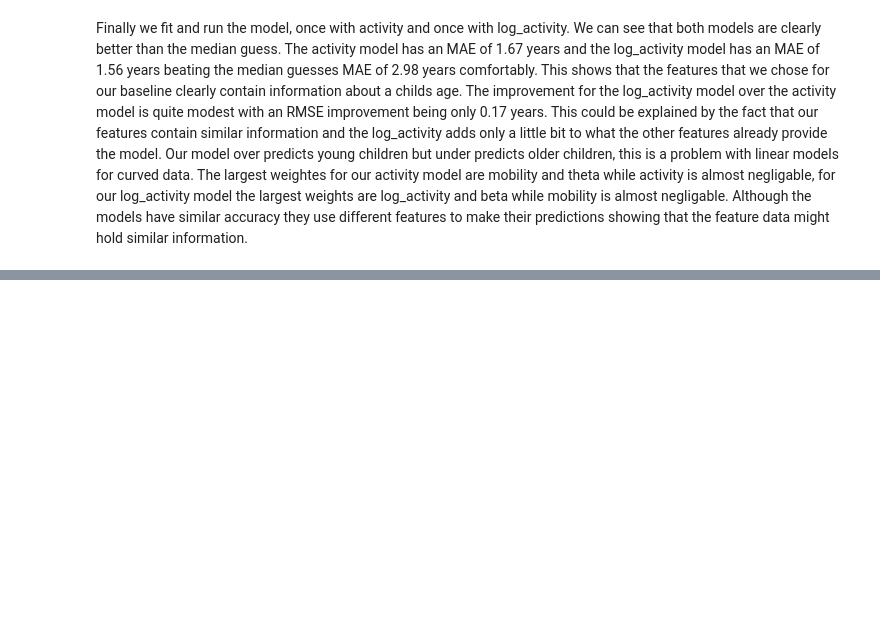
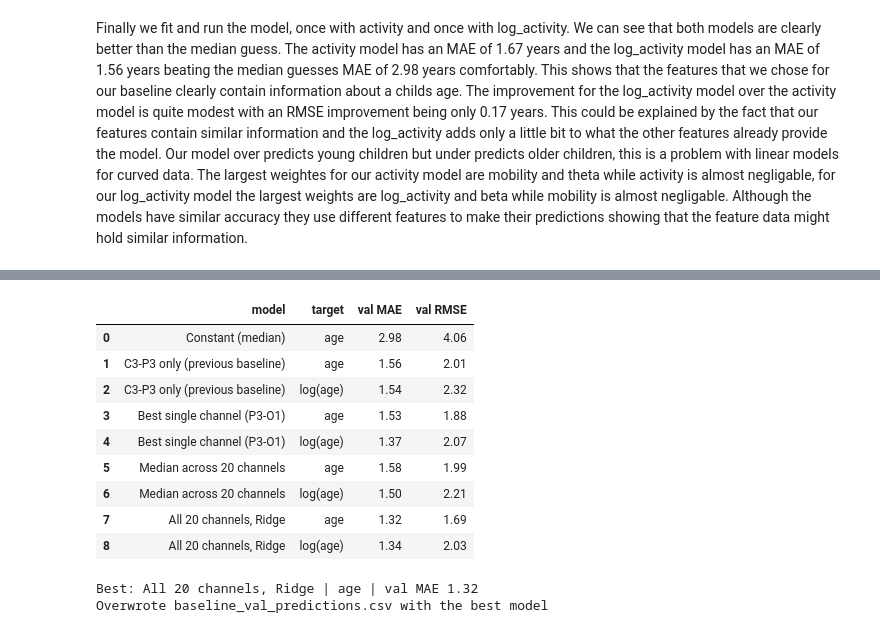
Before and after one commit to hilduAgl/brain-age-eeg, a Jupyter notebook: notebooks/baseline.ipynb, the cells around one changed output, grey strips where cells are left out. Drawn from its saved outputs; the diff is of its cells as text; code cells hidden in the pictures; blank space fills up the shorter version.

```diff
--- a/notebooks/baseline.ipynb
+++ b/notebooks/baseline.ipynb
@@ -325,0 +447,51 @@ Finally we fit and run the model, once with activity and once with log_activity.
+# %%
+for df in (train_all, val_all):
+    for f in FEATS:
+        df[f"{f}_med"] = df[[f"{f}_{ch}" for ch in range(20)]].median(axis=1)
+
+best_ch = int(np.argmin(ch_mae))
+runs = {
+    "C3-P3 only (previous baseline)":           ([f"{f}_14" for f in FEATS], None),
+    f"Best single channel ({montage[best_ch]})": ([f"{f}_{best_ch}" for f in FEATS], None),
+    "Median across 20 channels":                 ([f"{f}_med" for f in FEATS], None),
+    "All 20 channels, Ridge":                    ([f"{f}_{ch}" for ch in range(20) for f in FEATS],
+                                                  RidgeCV(alphas=np.logspace(-2, 4, 30))),
+}
+
+rows = [{"model": "Constant (median)", "target": "age",
+         "val MAE": mean_absolute_error(y_val, pred_median),
+         "val RMSE": np.sqrt(mean_squared_error(y_val, pred_median))}]
+preds = {}
+for name, (cols, model) in runs.items():
+    for log_t in (False, True):
+        mae, rmse, p = fit_eval(cols, model, log_target=log_t)
+        tgt = "log(age)" if log_t else "age"
+        rows.append({"model": name, "target": tgt, "val MAE": mae, "val RMSE": rmse})
+        preds[(name, tgt)] = p
+
+results = pd.DataFrame(rows).round(2)
+results
+# %% [output]
+|  | model | target | val MAE | val RMSE |
+| 0 | Constant (median) | age | 2.98 | 4.06 |
+| 1 | C3-P3 only (previous baseline) | age | 1.56 | 2.01 |
+| 2 | C3-P3 only (previous baseline) | log(age) | 1.54 | 2.32 |
+| 3 | Best single channel (P3-O1) | age | 1.53 | 1.88 |
+| 4 | Best single channel (P3-O1) | log(age) | 1.37 | 2.07 |
+| 5 | Median across 20 channels | age | 1.58 | 1.99 |
+| 6 | Median across 20 channels | log(age) | 1.50 | 2.21 |
+| 7 | All 20 channels, Ridge | age | 1.32 | 1.69 |
+| 8 | All 20 channels, Ridge | log(age) | 1.34 | 2.03 |
+# %%
+best = results.iloc[1:].sort_values("val MAE").iloc[0]
+print("Best:", best["model"], "|", best["target"], "| val MAE", best["val MAE"])
+
+pd.DataFrame({
+    "filename": val_all["subject"] + ".edf",
+    "actual_age": val_all["age"],
+    "predicted_age": preds[(best["model"], best["target"])],
+}).to_csv(os.path.join(RESULTS_DIR, "baseline_val_predictions.csv"), index=False)
+print("Overwrote baseline_val_predictions.csv with the best model")
+# %% [output]
+Best: All 20 channels, Ridge | age | val MAE 1.32
+Overwrote baseline_val_predictions.csv with the best model
```
Also changed, not shown: parts of 10 cells of this notebook.
